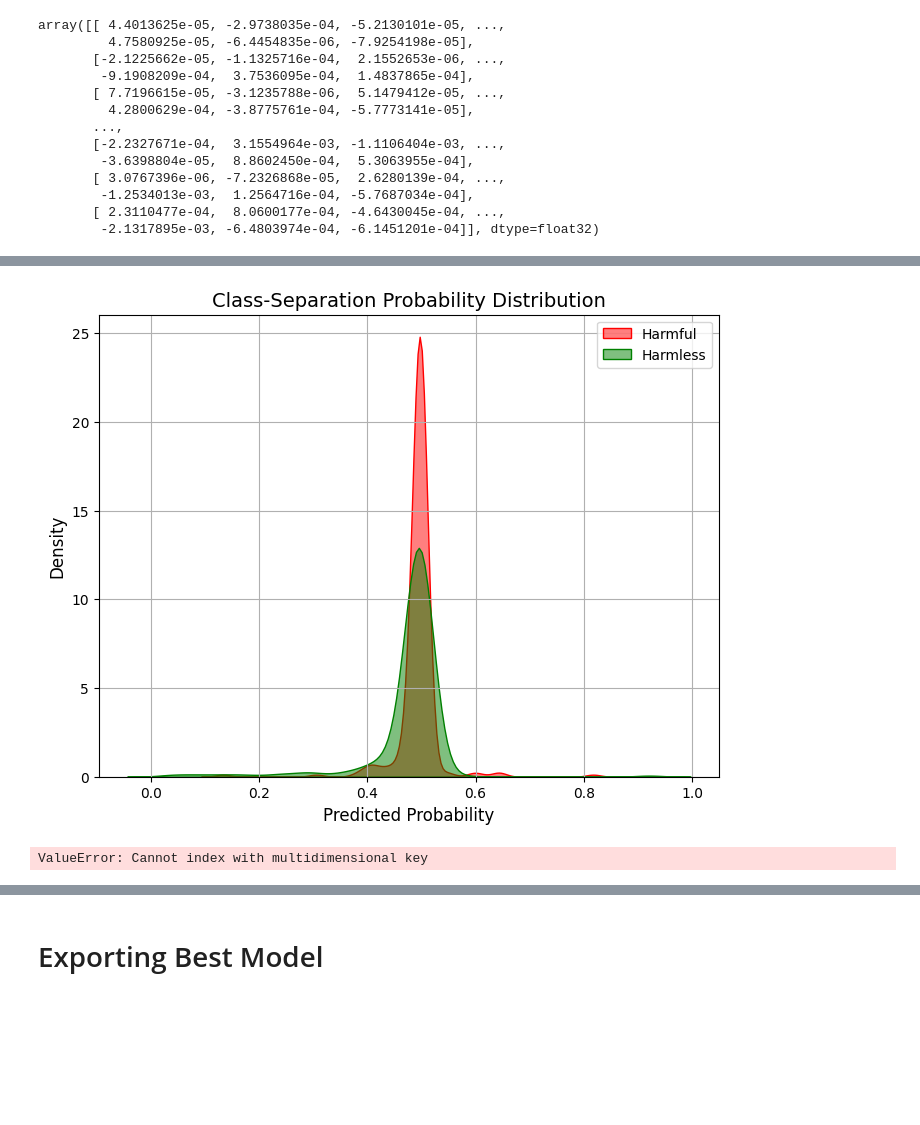
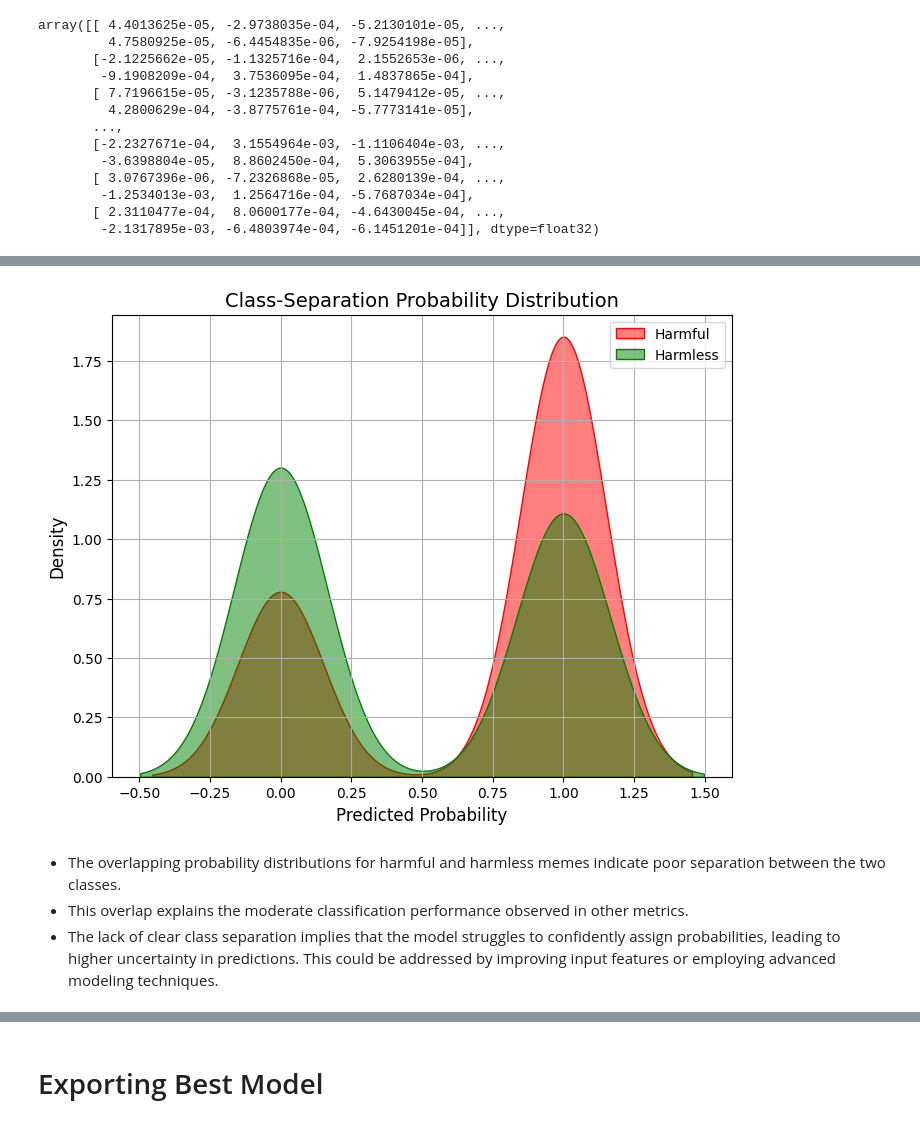
Before and after one commit to gangula-karthik/Hateful-Meme-Classifier, a Jupyter notebook: notebooks/modelling/modelling.ipynb, the cells around one changed output, grey strips where cells are left out. Saved outputs shown, nothing was run; the diff lists cells and outputs as text; code cells hidden in the pictures; blank space fills up the shorter version.

```diff
--- a/notebooks/modelling/modelling.ipynb
+++ b/notebooks/modelling/modelling.ipynb
@@ -1335,14 +1334,14 @@ test_df.head()
 # %%
 labels_test = test_df['label']
 # %%
-image_embeds, text_embeds = get_clip_embeddings_with_adapters(
+image_embeds_test, text_embeds_test = get_clip_embeddings_with_adapters(
     test_df['processed_img_path'].tolist(),
     test_df['processed_text'].tolist(),
     embedding_dim=1024,
     alpha=0.5
 )
 
-test_fused_embeds = image_embeds * text_embeds
+test_fused_embeds = image_embeds_test * text_embeds_test
 test_fused_embeds
 # %% [output]
 array([[ 4.4013625e-05, -2.9738035e-04, -5.2130101e-05, ...,
@@ -1380,0 +1360,5 @@ pprint(classification_report(labels_test, y_pred))
+# %%
+y_pred_prob_test = end_to_end_model.predict([image_embeds_test, text_embeds_test])
+y_pred_test = (y_pred_prob_test > 0.5).astype(int)
+
+pprint(classification_report(labels_test, y_pred_test))
@@ -1429,38 +1447,23 @@ plt.show()
 # %%
-harmful_probs = y_pred_prob[labels_test == 1]  # Harmful memes (label=1)
-harmless_probs = y_pred_prob[labels_test == 0]  # Harmless memes (label=0)
+harmful_probs = y_pred_test[labels_test == 1]  # Harmful memes (label=1)
+harmless_probs = y_pred_test[labels_test == 0]  # Harmless memes (label=0)
 
 # Plotting the distribution
 plt.figure(figsize=(8, 6))
 sns.kdeplot(harmful_probs.squeeze(), label='Harmful', fill=True, color='red', alpha=0.5)
 sns.kdeplot(harmless_probs.squeeze(), label='Harmless', fill=True, color='green', alpha=0.5)
 plt.title('Class-Separation Probability Distribution', fontsize=14)
 plt.xlabel('Predicted Probability', fontsize=12)
 plt.ylabel('Density', fontsize=12)
 plt.legend()
 plt.grid(True)
 plt.show()
 # %% [output]
-[figure, old version]
+[figure, new version]
-# %%
-sorted_probs = np.sort(y_pred_prob)[::-1]
-sorted_labels = labels_test[np.argsort(y_pred_prob)[::-1]]
-
-# Cumulative gain calculation
-cumulative_gains = np.cumsum(sorted_labels) / np.sum(sorted_labels)
-
-# Plotting the Cumulative Gain chart
-plt.figure(figsize=(8, 6))
-plt.plot(np.linspace(0, 100, len(cumulative_gains)), cumulative_gains * 100, label="Model")
-plt.plot([0, 100], [0, 100], linestyle='--', label="Random", color='gray')  # Random guessing line
-plt.title('Cumulative Gain Chart', fontsize=14)
-plt.xlabel('% of Tested Memes', fontsize=12)
-plt.ylabel('% of Harmful Memes Detected', fontsize=12)
-plt.legend()
-plt.grid(True)
-plt.show()
-# %% [output]
-ValueError: Cannot index with multidimensional key
+# %% [markdown]
+- The overlapping probability distributions for harmful and harmless memes indicate poor separation between the two classes.
+- This overlap explains the moderate classification performance observed in other metrics.
+- The lack of clear class separation implies that the model struggles to confidently assign probabilities, leading to higher uncertainty in predictions. This could be addressed by improving input features or employing advanced modeling techniques.
 # %%
 from sklearn.calibration import calibration_curve
 
```
Also changed, not shown: parts of 33 cells of this notebook.
